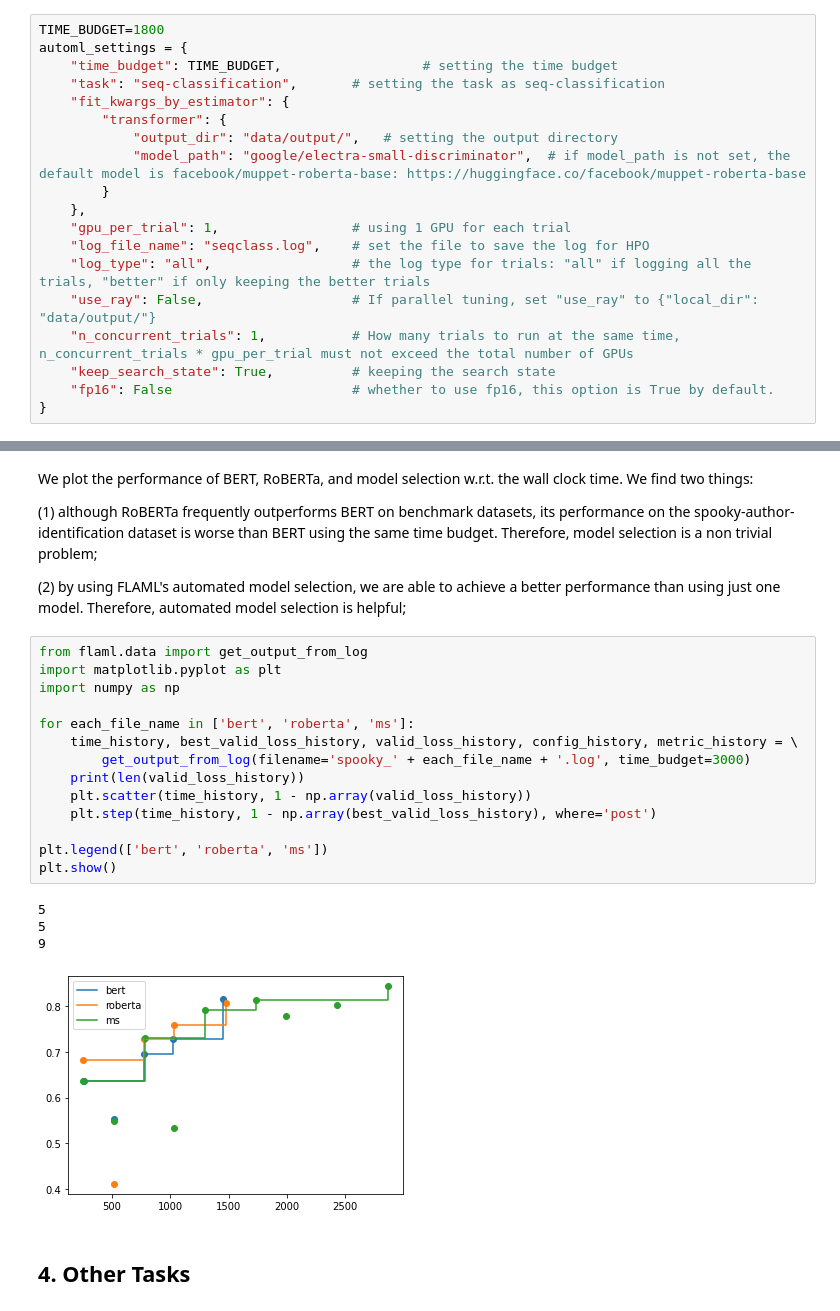
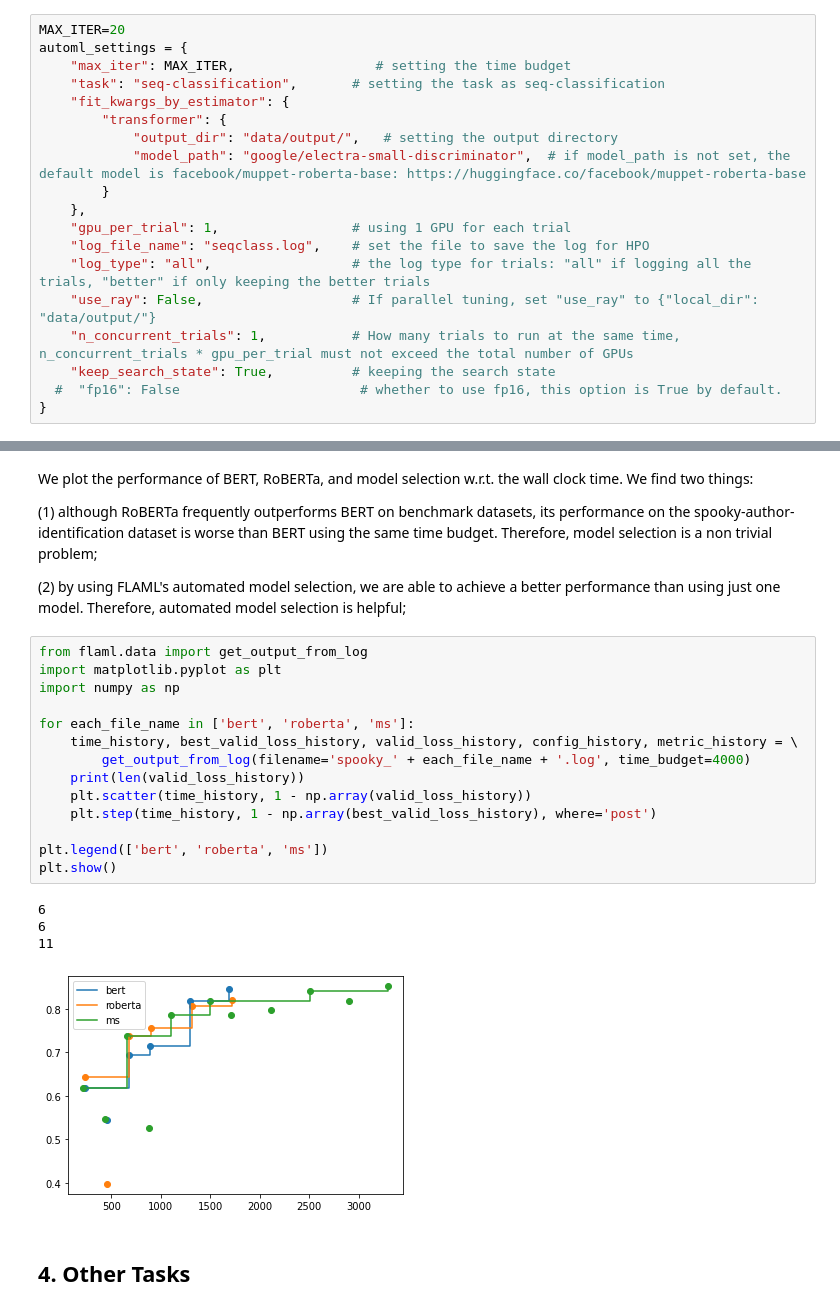
Before and after one commit to sarvex/FLAML, a Jupyter notebook: notebook/automl_nlp.ipynb, the cells around one changed output, grey strips where cells are left out. Cells and saved outputs as stored; diff of their text form.

```diff
--- a/notebook/automl_nlp.ipynb
+++ b/notebook/automl_nlp.ipynb
@@ -91,9 +119,9 @@ automl = AutoML()
 # %% [markdown]
 Let's run FLAML for 30 mins. Here we use Electra's [small model](https://huggingface.co/google/electra-small-discriminator) for the tuning. We set gpu_per_trial to 1, and n_concurrent_trials to 1 (the number of trials running at the same time). Make sure gpu_per_trial * n_concurrent_trials does not exceed the GPU number you have. While running you can observe the resource usage (including the GPU) on the right.
 # %%
-TIME_BUDGET=1800
+MAX_ITER=20
 automl_settings = {
-    "time_budget": TIME_BUDGET,                  # setting the time budget
+    "max_iter": MAX_ITER,                  # setting the time budget
     "task": "seq-classification",       # setting the task as seq-classification
     "fit_kwargs_by_estimator": {
         "transformer": {
@@ -107,7 +135,7 @@ automl_settings = {
     "use_ray": False,                   # If parallel tuning, set "use_ray" to {"local_dir": "data/output/"}
     "n_concurrent_trials": 1,           # How many trials to run at the same time, n_concurrent_trials * gpu_per_trial must not exceed the total number of GPUs
     "keep_search_state": True,          # keeping the search state
-    "fp16": False                       # whether to use fp16, this option is True by default.
+  #  "fp16": False                       # whether to use fp16, this option is True by default.
 }
 # %%
 '''The main flaml automl API'''
@@ -751,22 +630,22 @@ We plot the performance of BERT, RoBERTa, and model selection w.r.t. the wall cl
 # %%
 from flaml.data import get_output_from_log
 import matplotlib.pyplot as plt
 import numpy as np
 
 for each_file_name in ['bert', 'roberta', 'ms']:
     time_history, best_valid_loss_history, valid_loss_history, config_history, metric_history = \
-        get_output_from_log(filename='spooky_' + each_file_name + '.log', time_budget=3000)
+        get_output_from_log(filename='spooky_' + each_file_name + '.log', time_budget=4000)
     print(len(valid_loss_history))
     plt.scatter(time_history, 1 - np.array(valid_loss_history))
     plt.step(time_history, 1 - np.array(best_valid_loss_history), where='post')
 
 plt.legend(['bert', 'roberta', 'ms'])
 plt.show()
 # %% [output]
-5
-5
-9
+6
+6
+11
-[figure, old version]
+[figure, new version]
 # %% [markdown]
 ## 4. Other Tasks
 # %% [markdown]
```
Also changed, not shown: parts of 25 cells of this notebook.
